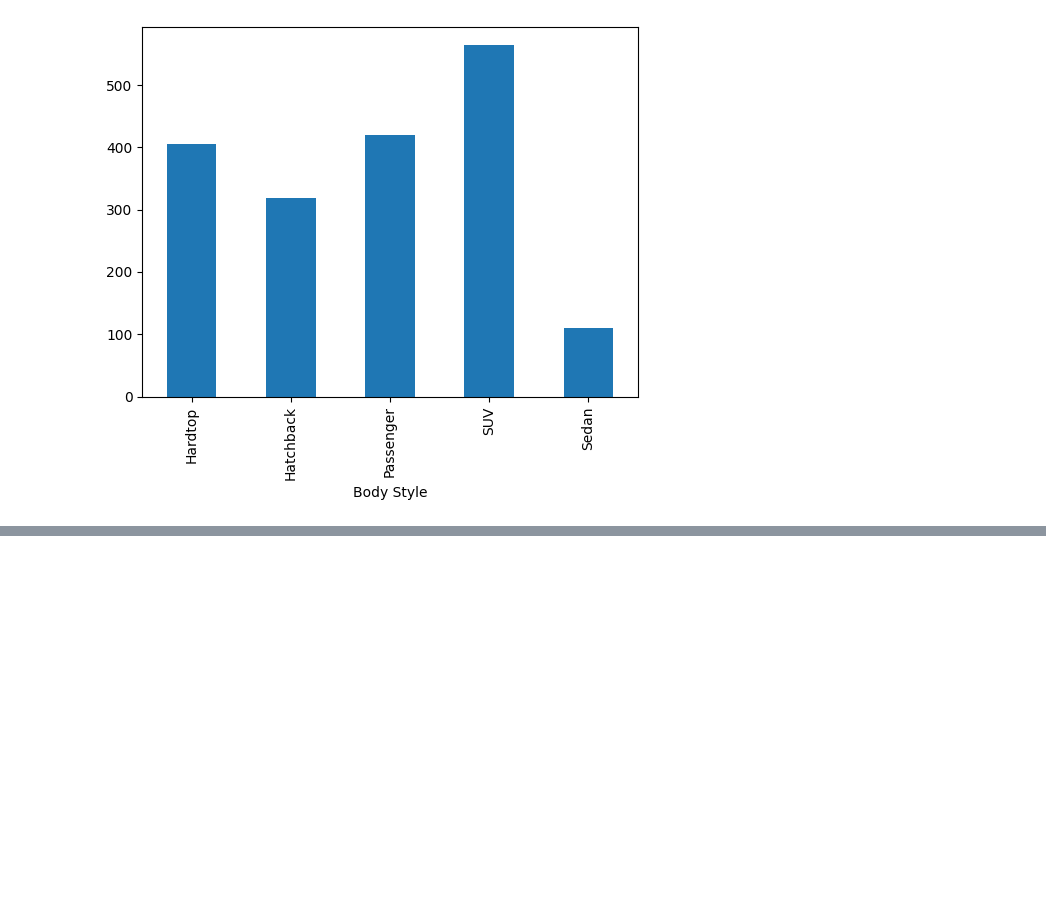
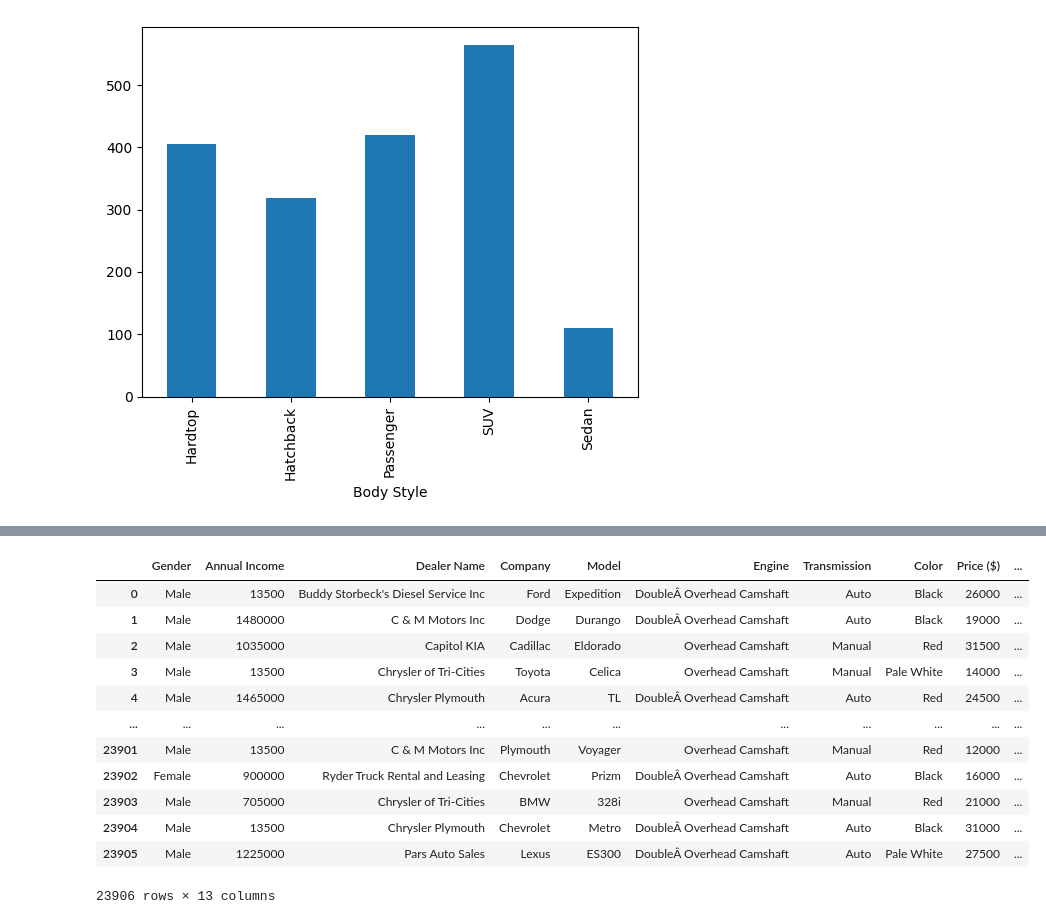
Before and after one commit to leolion023/Travis_Helton_car_sales, a Jupyter notebook: src/Notebooks/car_sales.ipynb, the cells around one changed output, grey strips where cells are left out. Saved outputs shown, nothing was run; the diff lists cells and outputs as text; code cells hidden in the pictures; blank space fills up the shorter version.

```diff
--- a/src/Notebooks/car_sales.ipynb
+++ b/src/Notebooks/car_sales.ipynb
@@ -207,0 +260,25 @@ BS_Chev.plot(kind='bar')
+# %%
+city_state_map = {'Middletown' : 'Connecticut',
+ 'Aurora' : 'Colorado',
+ 'Greenville' : 'South Carolina',
+ 'Pasco' : 'Washington',
+ 'Janesville' : 'Wisconsin',
+ 'Scottsdale' : 'Arizona',
+ 'Austin' : 'Texas'}
+
+car_sales['State'] = car_sales['Dealer Region'].map(city_state_map)
+car_sales
+# %% [output]
+|  | Gender | Annual Income | Dealer Name | Company | Model | Engine | Transmission | Color | Price ($) | ... |
+| 0 | Male | 13500 | Buddy Storbeck's Diesel Service Inc | Ford | Expedition | DoubleÂ Overhead Camshaft | Auto | Black | 26000 | ... |
+| 1 | Male | 1480000 | C & M Motors Inc | Dodge | Durango | DoubleÂ Overhead Camshaft | Auto | Black | 19000 | ... |
+| 2 | Male | 1035000 | Capitol KIA | Cadillac | Eldorado | Overhead Camshaft | Manual | Red | 31500 | ... |
+| 3 | Male | 13500 | Chrysler of Tri-Cities | Toyota | Celica | Overhead Camshaft | Manual | Pale White | 14000 | ... |
+| 4 | Male | 1465000 | Chrysler Plymouth | Acura | TL | DoubleÂ Overhead Camshaft | Auto | Red | 24500 | ... |
+| ... | ... | ... | ... | ... | ... | ... | ... | ... | ... | ... |
+| 23901 | Male | 13500 | C & M Motors Inc | Plymouth | Voyager | Overhead Camshaft | Manual | Red | 12000 | ... |
+| 23902 | Female | 900000 | Ryder Truck Rental and Leasing | Chevrolet | Prizm | DoubleÂ Overhead Camshaft | Auto | Black | 16000 | ... |
+| 23903 | Male | 705000 | Chrysler of Tri-Cities | BMW | 328i | Overhead Camshaft | Manual | Red | 21000 | ... |
+| 23904 | Male | 13500 | Chrysler Plymouth | Chevrolet | Metro | DoubleÂ Overhead Camshaft | Auto | Black | 31000 | ... |
+| 23905 | Male | 1225000 | Pars Auto Sales | Lexus | ES300 | DoubleÂ Overhead Camshaft | Auto | Pale White | 27500 | ... |
+23906 rows × 13 columns
```
Also changed, not shown: parts of 12 cells of this notebook, 1 other file.
